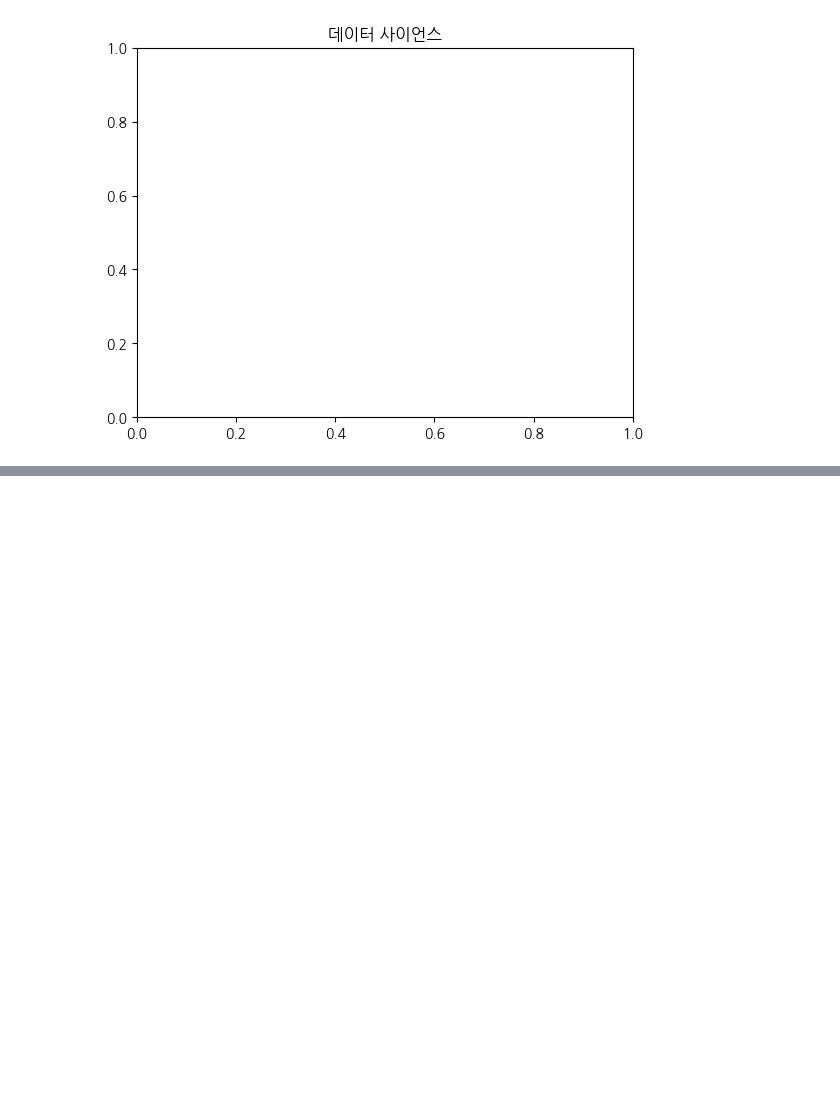
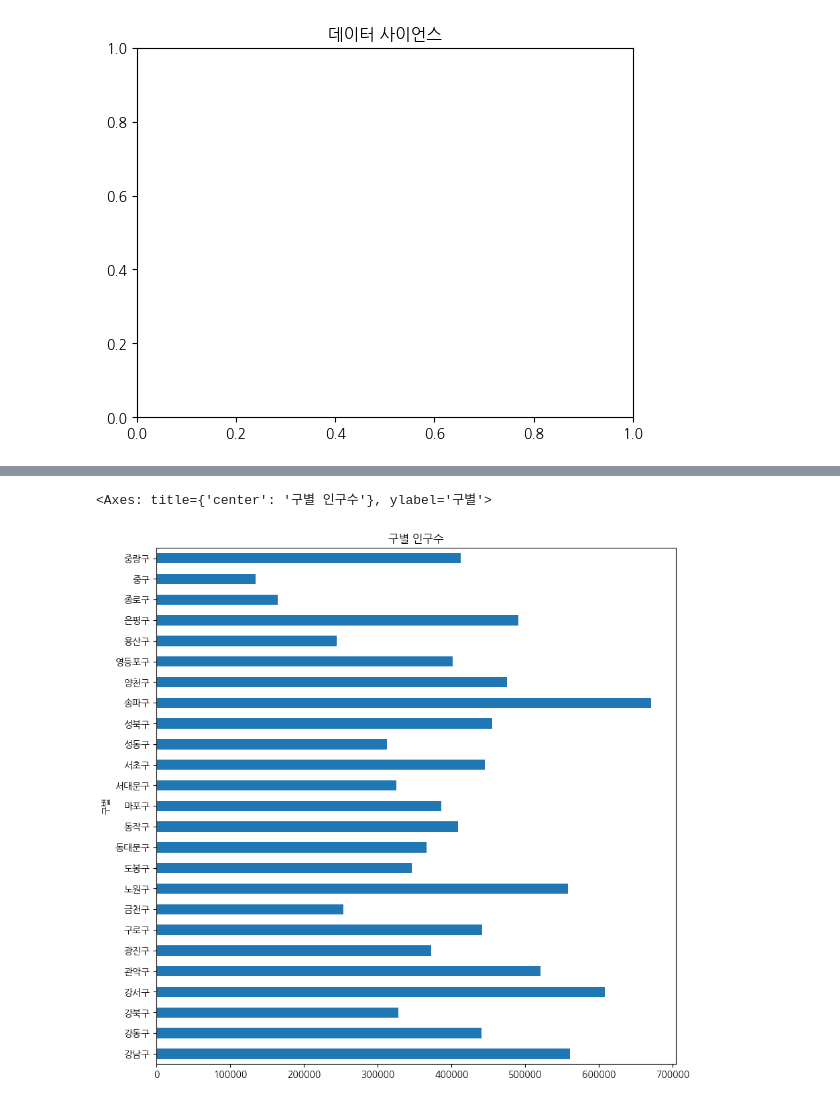
Before and after one commit to kimhwidam/zerobase_EDA, a Jupyter notebook: Day_1.ipynb, the cells around one changed output, grey strips where cells are left out. Drawn from its saved outputs; the diff is of its cells as text; code cells hidden in the pictures; blank space fills up the shorter version.

```diff
--- a/Day_1.ipynb
+++ b/Day_1.ipynb
@@ -41,0 +732,6 @@ Text(0.5, 1.0, '데이터 사이언스')
+# %%
+# barh는 가로 bar차트
+total_data['인구수'].plot(title='구별 인구수', kind='barh', figsize=(10,10))
+# %% [output]
+<Axes: title={'center': '구별 인구수'}, ylabel='구별'>
+[figure, added]
```
Also changed, not shown: parts of 68 cells of this notebook.
